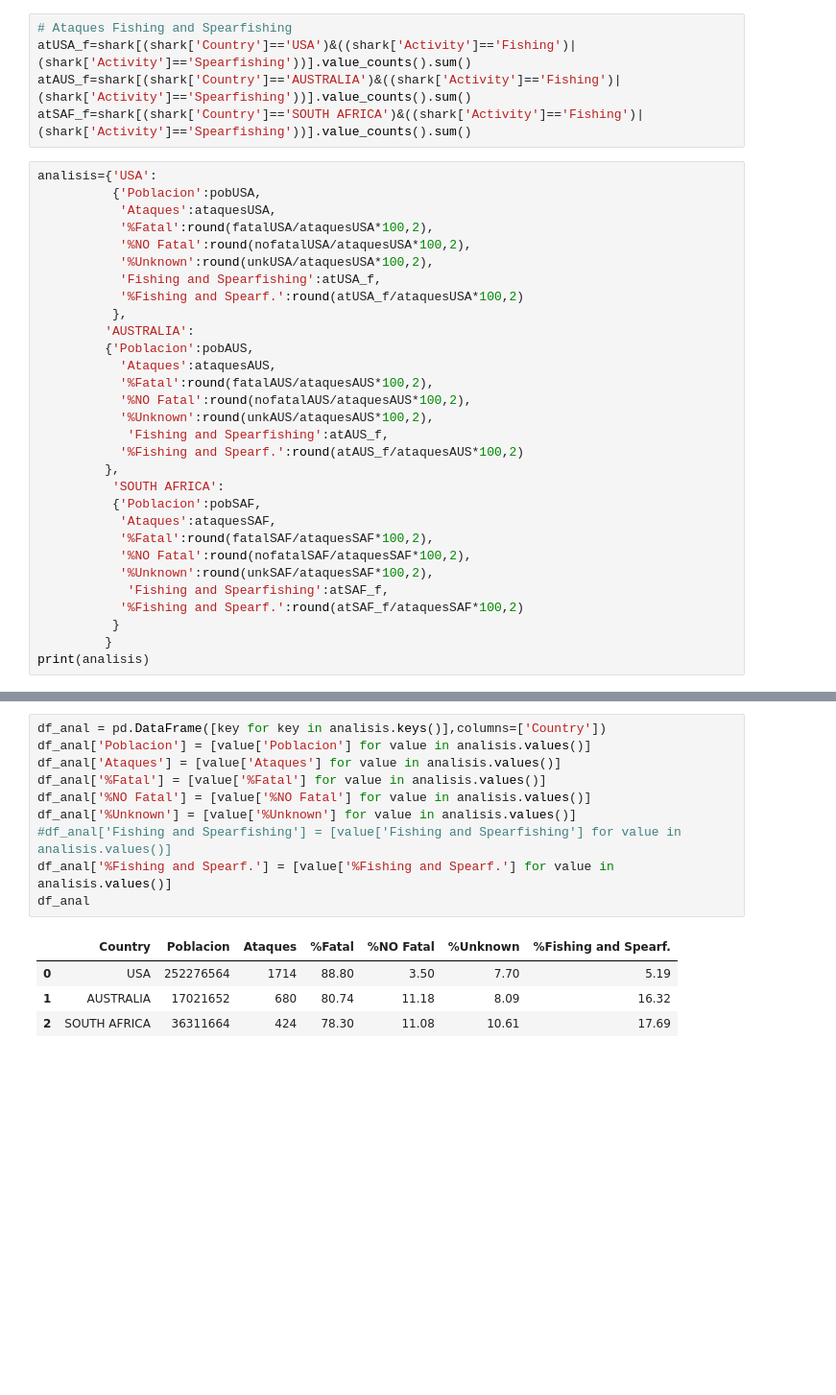
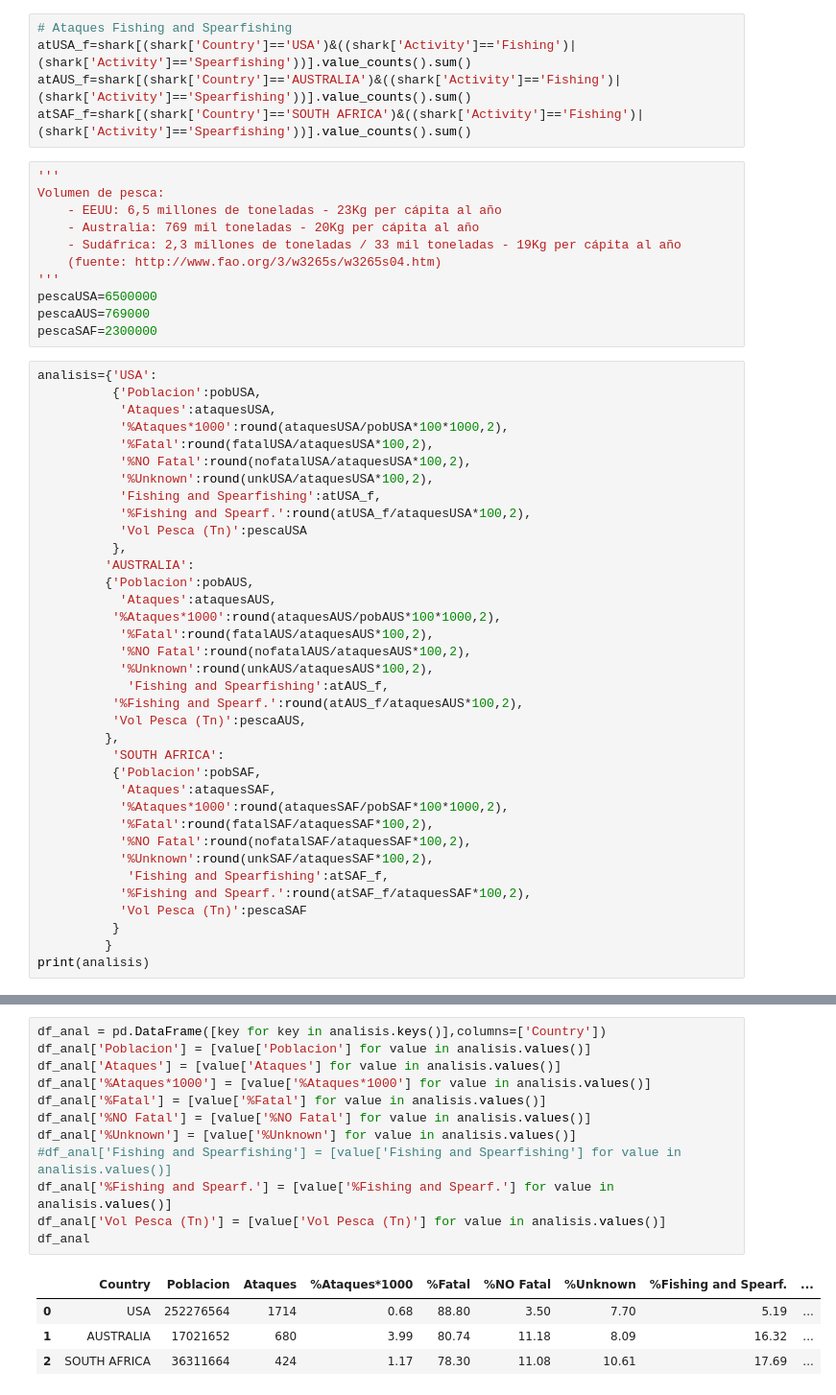
Before and after one commit to marta-zavala/Pandas-Project, a Jupyter notebook: Principal.ipynb, the cells around one changed output, grey strips where cells are left out. Shown: that part at 96% size. Cells and saved outputs as stored; diff of their text form; blank space fills up the shorter version.

```diff
--- a/Principal.ipynb
+++ b/Principal.ipynb
@@ -259,33 +305,50 @@ unkSAF=(shark[(shark['Country']=='SOUTH AFRICA')&(shark['Fatal']=='')].value_cou
 atUSA_f=shark[(shark['Country']=='USA')&((shark['Activity']=='Fishing')|(shark['Activity']=='Spearfishing'))].value_counts().sum()
 atAUS_f=shark[(shark['Country']=='AUSTRALIA')&((shark['Activity']=='Fishing')|(shark['Activity']=='Spearfishing'))].value_counts().sum()
 atSAF_f=shark[(shark['Country']=='SOUTH AFRICA')&((shark['Activity']=='Fishing')|(shark['Activity']=='Spearfishing'))].value_counts().sum()
+# %%
+'''
+Volumen de pesca:
+    - EEUU: 6,5 millones de toneladas - 23Kg per cápita al año
+    - Australia: 769 mil toneladas - 20Kg per cápita al año
+    - Sudáfrica: 2,3 millones de toneladas / 33 mil toneladas - 19Kg per cápita al año
+    (fuente: http://www.fao.org/3/w3265s/w3265s04.htm)
+'''
+pescaUSA=6500000
+pescaAUS=769000
+pescaSAF=2300000
 # %%
 analisis={'USA':
           {'Poblacion':pobUSA,
            'Ataques':ataquesUSA,
+           '%Ataques*1000':round(ataquesUSA/pobUSA*100*1000,2),
            '%Fatal':round(fatalUSA/ataquesUSA*100,2),
            '%NO Fatal':round(nofatalUSA/ataquesUSA*100,2),
            '%Unknown':round(unkUSA/ataquesUSA*100,2),
            'Fishing and Spearfishing':atUSA_f,
-           '%Fishing and Spearf.':round(atUSA_f/ataquesUSA*100,2)
+           '%Fishing and Spearf.':round(atUSA_f/ataquesUSA*100,2),
+           'Vol Pesca (Tn)':pescaUSA
           },
          'AUSTRALIA':
          {'Poblacion':pobAUS,
            'Ataques':ataquesAUS,
+          '%Ataques*1000':round(ataquesAUS/pobAUS*100*1000,2),
            '%Fatal':round(fatalAUS/ataquesAUS*100,2),
            '%NO Fatal':round(nofatalAUS/ataquesAUS*100,2),
            '%Unknown':round(unkAUS/ataquesAUS*100,2),
             'Fishing and Spearfishing':atAUS_f,
-           '%Fishing and Spearf.':round(atAUS_f/ataquesAUS*100,2)
+          '%Fishing and Spearf.':round(atAUS_f/ataquesAUS*100,2),
+          'Vol Pesca (Tn)':pescaAUS,
          },
           'SOUTH AFRICA':
           {'Poblacion':pobSAF,
            'Ataques':ataquesSAF,
+           '%Ataques*1000':round(ataquesSAF/pobSAF*100*1000,2),
            '%Fatal':round(fatalSAF/ataquesSAF*100,2),
            '%NO Fatal':round(nofatalSAF/ataquesSAF*100,2),
            '%Unknown':round(unkSAF/ataquesSAF*100,2),
             'Fishing and Spearfishing':atSAF_f,
-           '%Fishing and Spearf.':round(atSAF_f/ataquesSAF*100,2)
+           '%Fishing and Spearf.':round(atSAF_f/ataquesSAF*100,2),
+           'Vol Pesca (Tn)':pescaSAF
           }
          }
 print(analisis)
@@ -294,15 +357,17 @@ print(analisis)
 # %%
 df_anal = pd.DataFrame([key for key in analisis.keys()],columns=['Country'])
 df_anal['Poblacion'] = [value['Poblacion'] for value in analisis.values()]
 df_anal['Ataques'] = [value['Ataques'] for value in analisis.values()]
+df_anal['%Ataques*1000'] = [value['%Ataques*1000'] for value in analisis.values()]
 df_anal['%Fatal'] = [value['%Fatal'] for value in analisis.values()]
 df_anal['%NO Fatal'] = [value['%NO Fatal'] for value in analisis.values()]
 df_anal['%Unknown'] = [value['%Unknown'] for value in analisis.values()]
 #df_anal['Fishing and Spearfishing'] = [value['Fishing and Spearfishing'] for value in analisis.values()]
 df_anal['%Fishing and Spearf.'] = [value['%Fishing and Spearf.'] for value in analisis.values()]
+df_anal['Vol Pesca (Tn)'] = [value['Vol Pesca (Tn)'] for value in analisis.values()]
 df_anal
 # %% [output]
-|  | Country | Poblacion | Ataques | %Fatal | %NO Fatal | %Unknown | %Fishing and Spearf. |
-| 0 | USA | 252276564 | 1714 | 88.80 | 3.50 | 7.70 | 5.19 |
-| 1 | AUSTRALIA | 17021652 | 680 | 80.74 | 11.18 | 8.09 | 16.32 |
-| 2 | SOUTH AFRICA | 36311664 | 424 | 78.30 | 11.08 | 10.61 | 17.69 |
+|  | Country | Poblacion | Ataques | %Ataques*1000 | %Fatal | %NO Fatal | %Unknown | %Fishing and Spearf. | ... |
+| 0 | USA | 252276564 | 1714 | 0.68 | 88.80 | 3.50 | 7.70 | 5.19 | ... |
+| 1 | AUSTRALIA | 17021652 | 680 | 3.99 | 80.74 | 11.18 | 8.09 | 16.32 | ... |
+| 2 | SOUTH AFRICA | 36311664 | 424 | 1.17 | 78.30 | 11.08 | 10.61 | 17.69 | ... |
```
Also changed, not shown: parts of 15 cells of this notebook.
